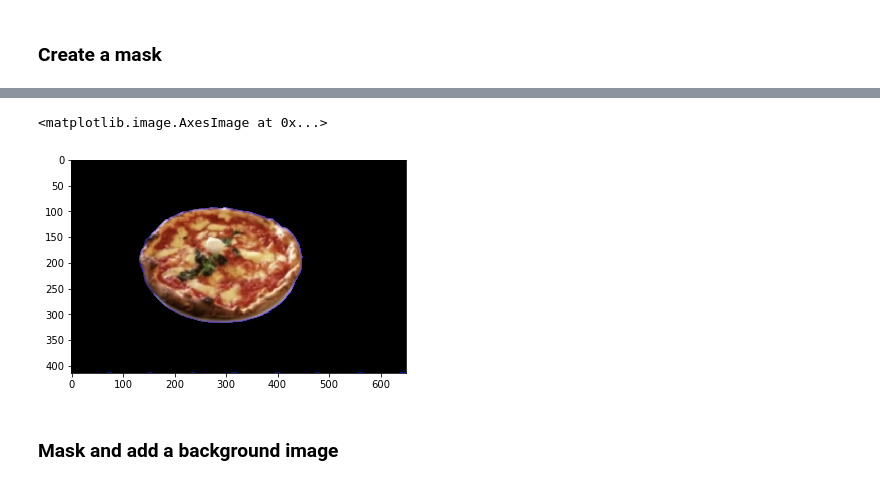
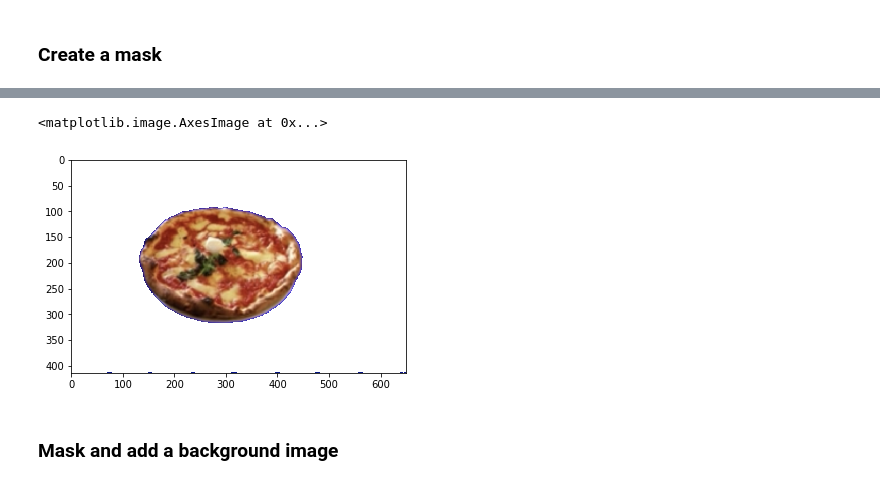
Before and after one commit to moelgendy/computer_vision_tutorial, a Jupyter notebook: Color Threshold, Blue Screen.ipynb, the cells around one changed output, grey strips where cells are left out. Drawn from its saved outputs; the diff is of its cells as text; code cells hidden in the pictures.

```diff
--- a/Color Threshold, Blue Screen.ipynb
+++ b/Color Threshold, Blue Screen.ipynb
@@ -8,7 +8,7 @@ import cv2
 ### Read in and display the image
 # %%
 # read the image
-image = cv2.imread('pizza.png')
+image = cv2.imread('images/pizza.png')
 
 # print image info
 print('This image is: ', type(image), 'with dimentsions: ', image.shape)
@@ -57,14 +65,16 @@ plt.imshow(mask, cmap='gray')
 # %%
 # let the pizza show through instead of the black mask
 masked_image = np.copy(image_copy)
 
-masked_image[mask !=0] = [0,0,0]
+masked_image[mask !=0] = [255,255,255]
+masked_image[mask !=0] = [255,255,255]
 
 # display it
+# print(masked_image)
 plt.imshow(masked_image)
 # %% [output]
 <matplotlib.image.AxesImage at 0x...>
-[figure, old version]
+[figure, new version]
 # %% [markdown]
 ### Mask and add a background image
 # %%
```
Also changed, not shown: parts of 1 cell of this notebook.
